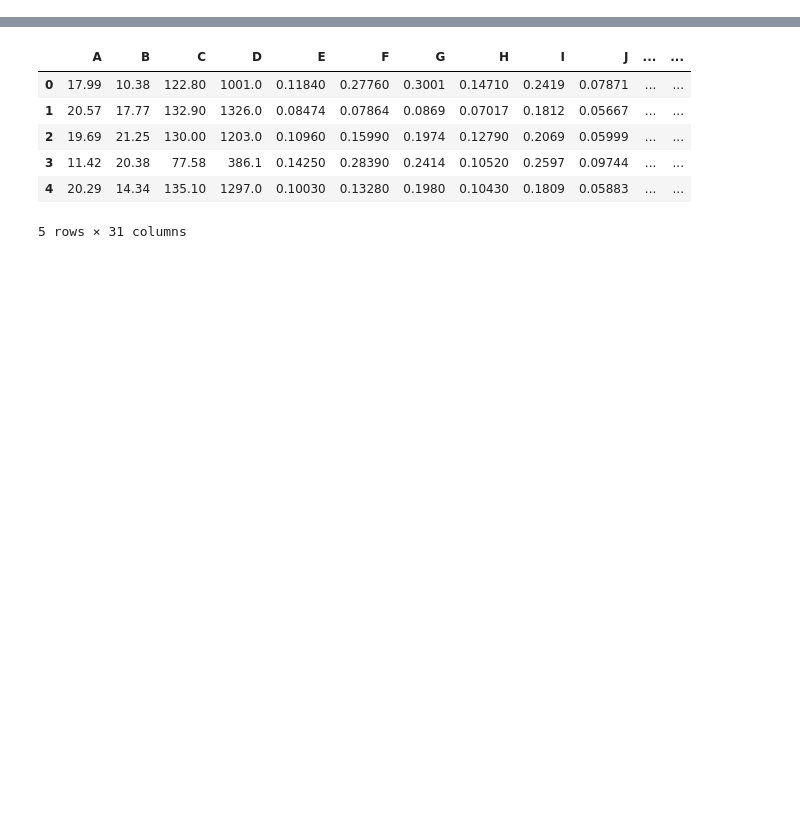
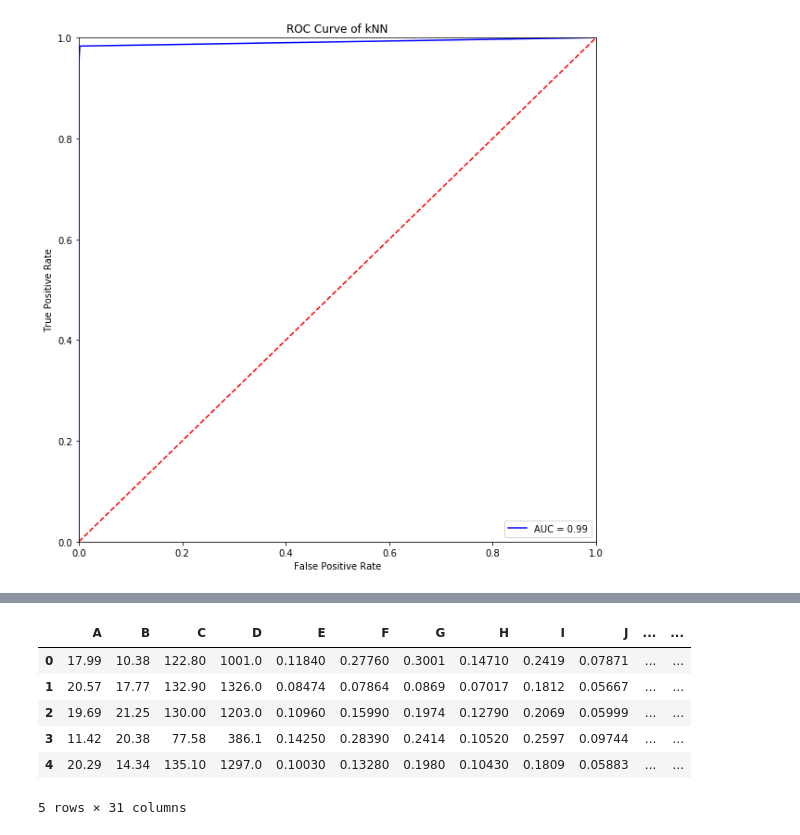
Before and after one commit to Sumedh100/com_olho_2020, a Jupyter notebook: AnomalyDetection/anomaly_detection.ipynb, the cells around one changed output, grey strips where cells are left out. Cells and saved outputs as stored; diff of their text form; code cells hidden in the pictures; blank space fills up the shorter version.

```diff
--- a/AnomalyDetection/anomaly_detection.ipynb
+++ b/AnomalyDetection/anomaly_detection.ipynb
@@ -55,3 +67,30 @@ def apply_KNN(df, low = 1, high = 30, testSize = 0.3, randomState = 4):
         accuracy.append((len(y_test)-n_errors)/len(y_test)*100)
         error_rate.append(np.mean(y_hat != y_test))
     sns.lineplot(range(low, high+1), accuracy)
+# %%
+def roc_KNN(X_train, X_test, y_train, y_test, k = 20):
+#     X = df[get_excel_columns(len(df.columns) - 1)].values.astype(float)
+#     X = StandardScaler().fit(X).transform(X.astype(float))
+#     y = df.iloc[:, -1]
+#     y = LabelEncoder().fit_transform(y)
+#     X_train, X_test, y_train, y_test = train_test_split(X, y, test_size = testSize, random_state = randomState)
+    encoder = LabelEncoder()
+    y_train = encoder.fit_transform(y_train)
+    y_test = encoder.fit_transform(y_test)
+    KNN = KNeighborsClassifier(n_neighbors = k)
+    KNN.fit(X_train, y_train)
+    #get probability scores
+    y_scores = KNN.predict_proba(X_test)
+    fpr, tpr, threshold = metrics.roc_curve(y_test, y_scores[:,1])
+    roc_auc = metrics.auc(fpr, tpr)
+    #plot
+    plt.figure(figsize = (10,10))
+    plt.plot(fpr, tpr, 'b', label = 'AUC = %0.2f' % roc_auc)
+    plt.legend(loc = 'lower right')
+    plt.plot([0, 1], [0, 1],'r--')
+    plt.xlim([0, 1])
+    plt.ylim([0, 1])
+    plt.ylabel('True Positive Rate')
+    plt.xlabel('False Positive Rate')
+    plt.title('ROC Curve of kNN')
+    plt.show()
@@ -128,0 +285,4 @@ def apply_LOF_novelty(df, low=1, high=20, testSize = 0.3, randomState = 3, conta
+# %%
+roc_KNN(X_train1, X_test1, y_train1, y_test1, k=20)
+# %% [output]
+[figure, added]
```
Also changed, not shown: parts of 49 cells of this notebook, 1 other file.
